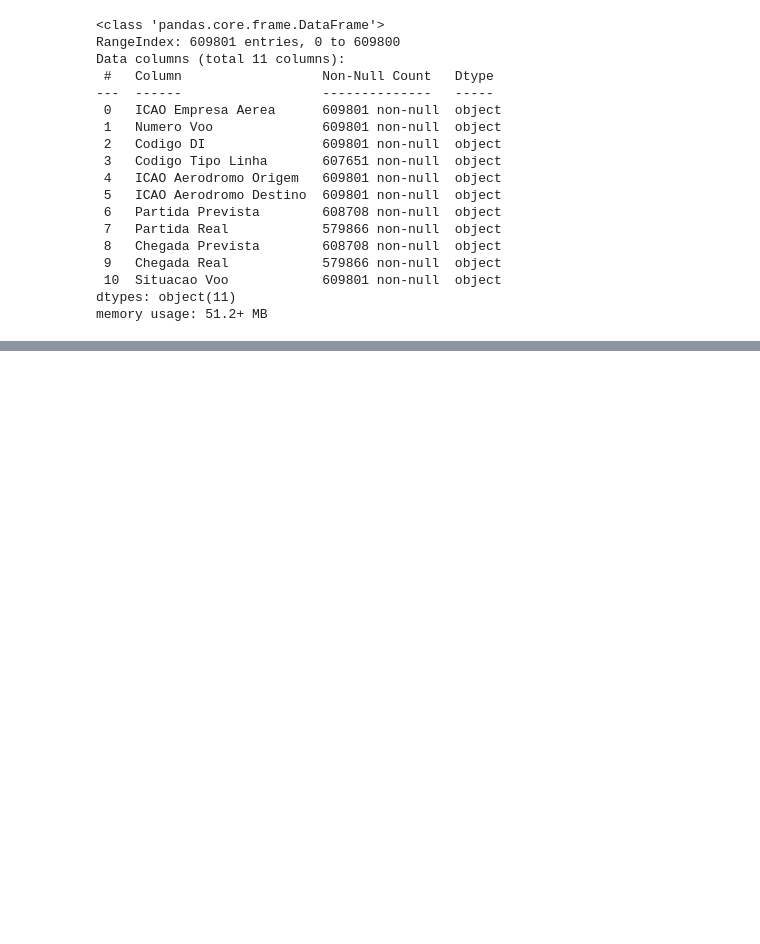
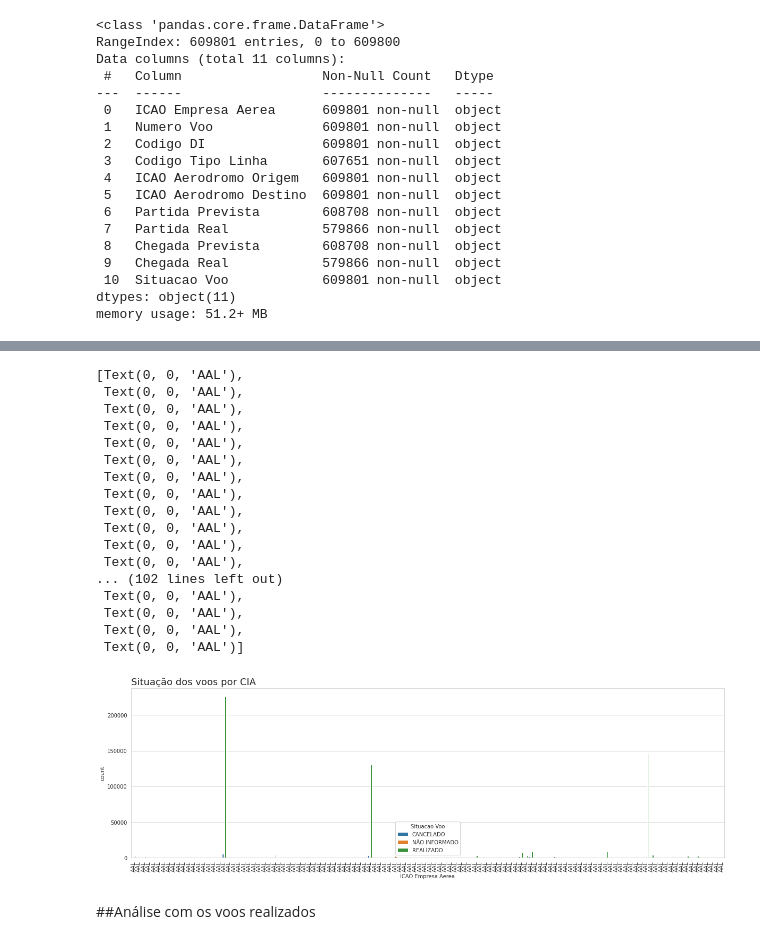
Before and after one commit to GabrielCdev/ANAC_BigData_Analysis, a Jupyter notebook: ANAC_Dataset_Analysis.ipynb, the cells around one changed output, grey strips where cells are left out. Drawn from its saved outputs; the diff is of its cells as text; code cells hidden in the pictures; blank space fills up the shorter version.

```diff
--- a/ANAC_Dataset_Analysis.ipynb
+++ b/ANAC_Dataset_Analysis.ipynb
@@ -120,0 +432,29 @@ memory usage: 51.2+ MB
+# %%
+anac_cia_aerea = anac_annual_df
+anac_cia_aerea['ICAO Empresa Aerea']
+
+plt.figure(figsize=(20,20))
+ax = plt.subplot(3,1,1)
+ax.set_title('Situação dos voos por CIA', fontsize=18, loc='left')
+
+grafico = sns.countplot(x='ICAO Empresa Aerea', hue='Situacao Voo', data=anac_meses_df);
+grafico.set_xticklabels(anac_cia_aerea['ICAO Empresa Aerea'], rotation=90)
+# %% [output]
+[Text(0, 0, 'AAL'),
+ Text(0, 0, 'AAL'),
+ Text(0, 0, 'AAL'),
+ Text(0, 0, 'AAL'),
+ Text(0, 0, 'AAL'),
+ Text(0, 0, 'AAL'),
+ Text(0, 0, 'AAL'),
+ Text(0, 0, 'AAL'),
+ Text(0, 0, 'AAL'),
+ Text(0, 0, 'AAL'),
+ Text(0, 0, 'AAL'),
+ Text(0, 0, 'AAL'),
+... (102 lines left out)
+ Text(0, 0, 'AAL'),
+ Text(0, 0, 'AAL'),
+ Text(0, 0, 'AAL'),
+ Text(0, 0, 'AAL')]
+[figure, added]
@@ -120,0 +463,2 @@ memory usage: 51.2+ MB
+# %% [markdown]
+##Análise com os voos realizados
```
Also changed, not shown: parts of 50 cells of this notebook.
